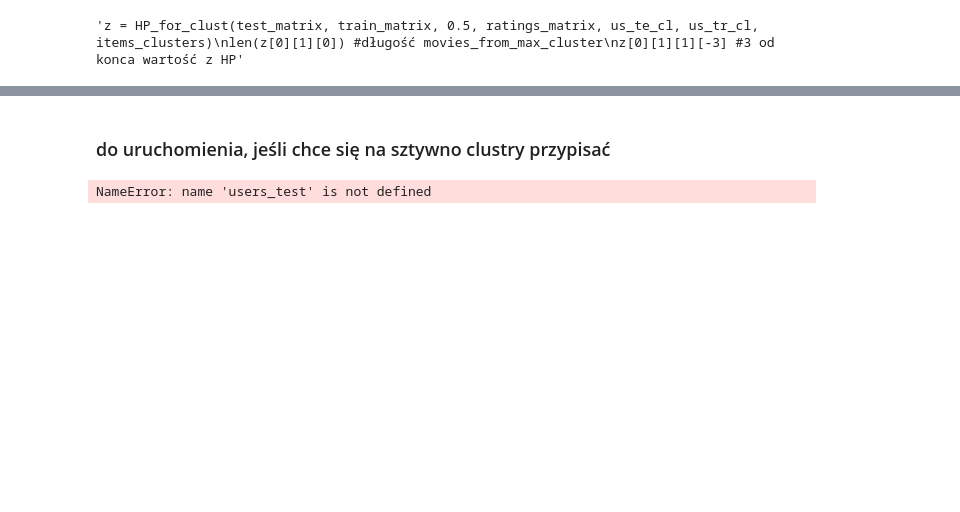
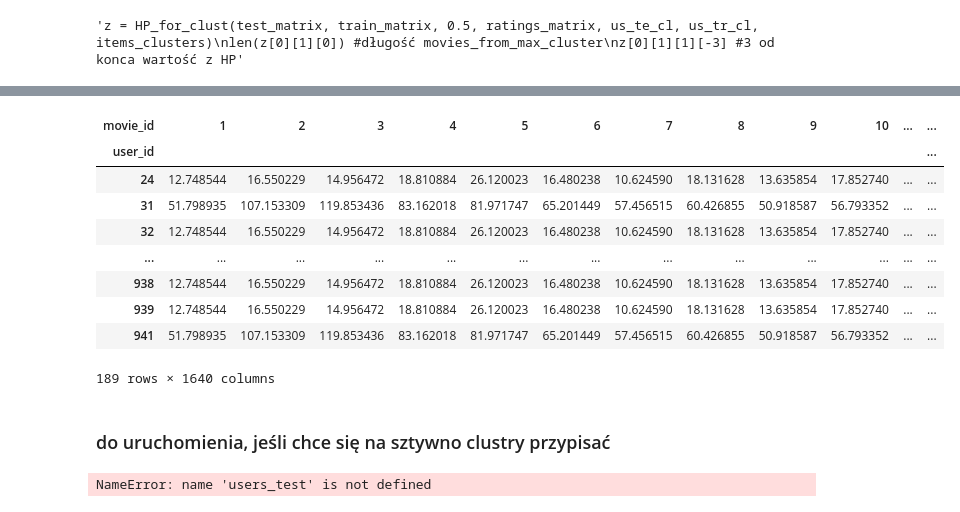
Before and after one commit to WypychKarolina/Cold-Start-Problem-in-RS, a Jupyter notebook: notebooks/popularity/popularity_v2.ipynb, the cells around one changed output, grey strips where cells are left out. Cells and saved outputs as stored; diff of their text form; code cells hidden in the pictures; blank space fills up the shorter version.

```diff
--- a/notebooks/popularity/popularity_v2.ipynb
+++ b/notebooks/popularity/popularity_v2.ipynb
@@ -371,3 +477,16 @@ TypeError: argument of type 'float' is not iterable
+# %%
+merged_Hu
+# %% [output]
+| movie_id | 1 | 2 | 3 | 4 | 5 | 6 | 7 | 8 | 9 | 10 | ... | ... |
+| user_id |  |  |  |  |  |  |  |  |  |  |  | ... |
+| 24 | 12.748544 | 16.550229 | 14.956472 | 18.810884 | 26.120023 | 16.480238 | 10.624590 | 18.131628 | 13.635854 | 17.852740 | ... | ... |
+| 31 | 51.798935 | 107.153309 | 119.853436 | 83.162018 | 81.971747 | 65.201449 | 57.456515 | 60.426855 | 50.918587 | 56.793352 | ... | ... |
+| 32 | 12.748544 | 16.550229 | 14.956472 | 18.810884 | 26.120023 | 16.480238 | 10.624590 | 18.131628 | 13.635854 | 17.852740 | ... | ... |
+| ... | ... | ... | ... | ... | ... | ... | ... | ... | ... | ... | ... | ... |
+| 938 | 12.748544 | 16.550229 | 14.956472 | 18.810884 | 26.120023 | 16.480238 | 10.624590 | 18.131628 | 13.635854 | 17.852740 | ... | ... |
+| 939 | 12.748544 | 16.550229 | 14.956472 | 18.810884 | 26.120023 | 16.480238 | 10.624590 | 18.131628 | 13.635854 | 17.852740 | ... | ... |
+| 941 | 51.798935 | 107.153309 | 119.853436 | 83.162018 | 81.971747 | 65.201449 | 57.456515 | 60.426855 | 50.918587 | 56.793352 | ... | ... |
+189 rows × 1640 columns
 # %% [markdown]
 ### do uruchomienia, jeśli chce się na sztywno clustry przypisać
 # %%
```
Also changed, not shown: parts of 11 cells of this notebook.
